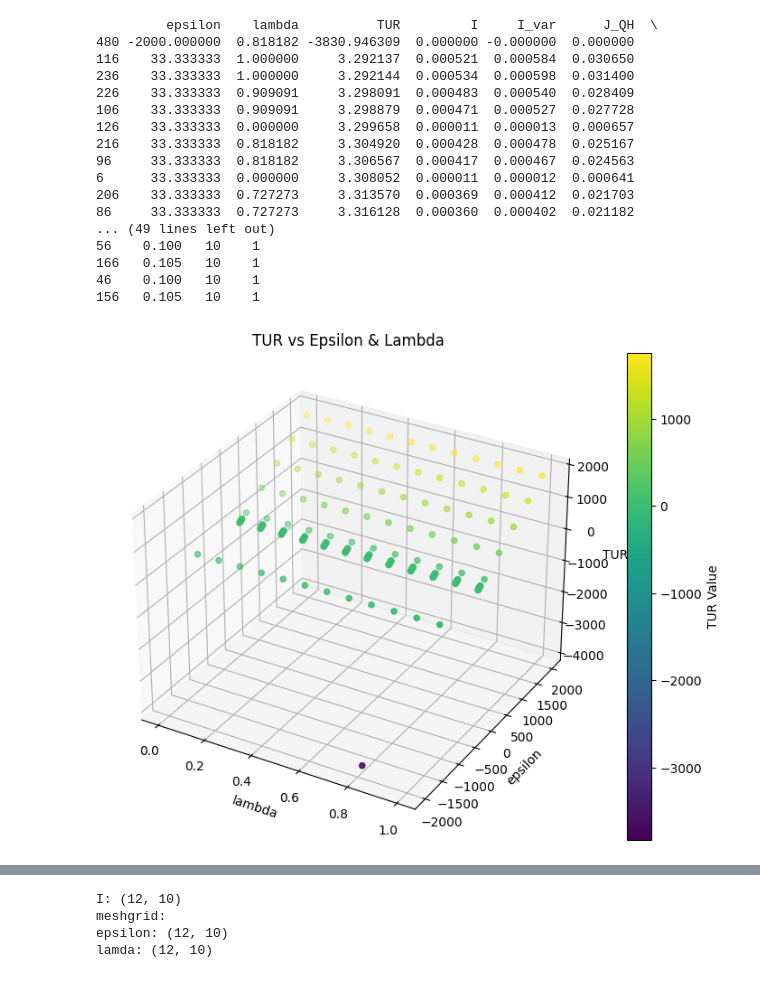
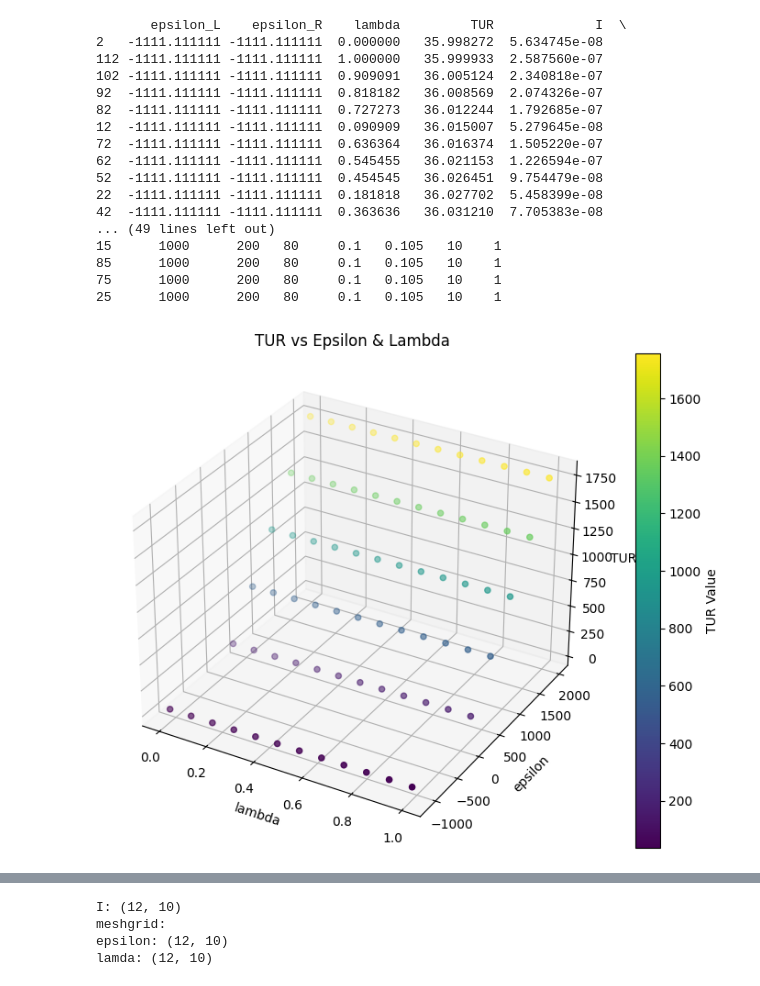
Before and after one commit to myIntSet/thermoelectrics, a Jupyter notebook: interpolation playHOUSE2.ipynb, the cells around one changed output, grey strips where cells are left out. Drawn from its saved outputs; the diff is of its cells as text; code cells hidden in the pictures.

```diff
--- a/interpolation playHOUSE2.ipynb
+++ b/interpolation playHOUSE2.ipynb
@@ -58,52 +55,52 @@ print(min_tur_rows)
 '''
 
 # Read the CSV file into a DataFrame
-df = pd.read_csv('results.csv')
+df = pd.read_csv('latest_results.csv')
 # Get the 10 lowest TUR values
 #lowest_tur_rows = df.nsmallest(20, 'TUR')
 
 #print(lowest_tur_rows)
 print(df.nsmallest(20, 'TUR'))
 # %% [output]
-         epsilon    lambda          TUR         I     I_var      J_QH  \
-480 -2000.000000  0.818182 -3830.946309  0.000000 -0.000000  0.000000
-116    33.333333  1.000000     3.292137  0.000521  0.000584  0.030650
-236    33.333333  1.000000     3.292144  0.000534  0.000598  0.031400
-226    33.333333  0.909091     3.298091  0.000483  0.000540  0.028409
-106    33.333333  0.909091     3.298879  0.000471  0.000527  0.027728
-126    33.333333  0.000000     3.299658  0.000011  0.000013  0.000657
-216    33.333333  0.818182     3.304920  0.000428  0.000478  0.025167
-96     33.333333  0.818182     3.306567  0.000417  0.000467  0.024563
-6      33.333333  0.000000     3.308052  0.000011  0.000012  0.000641
-206    33.333333  0.727273     3.313570  0.000369  0.000412  0.021703
-86     33.333333  0.727273     3.316128  0.000360  0.000402  0.021182
+       epsilon_L    epsilon_R    lambda         TUR             I  \
+2   -1111.111111 -1111.111111  0.000000   35.998272  5.634745e-08
+112 -1111.111111 -1111.111111  1.000000   35.999933  2.587560e-07
+102 -1111.111111 -1111.111111  0.909091   36.005124  2.340818e-07
+92  -1111.111111 -1111.111111  0.818182   36.008569  2.074326e-07
+82  -1111.111111 -1111.111111  0.727273   36.012244  1.792685e-07
+12  -1111.111111 -1111.111111  0.090909   36.015007  5.279645e-08
+72  -1111.111111 -1111.111111  0.636364   36.016374  1.505220e-07
+62  -1111.111111 -1111.111111  0.545455   36.021153  1.226594e-07
+52  -1111.111111 -1111.111111  0.454545   36.026451  9.754479e-08
+22  -1111.111111 -1111.111111  0.181818   36.027702  5.458399e-08
+42  -1111.111111 -1111.111111  0.363636   36.031210  7.705383e-08
 ... (49 lines left out)
-56    0.100   10    1
-166   0.105   10    1
-46    0.100   10    1
-156   0.105   10    1
+15      1000      200   80     0.1   0.105   10    1
+85      1000      200   80     0.1   0.105   10    1
+75      1000      200   80     0.1   0.105   10    1
+25      1000      200   80     0.1   0.105   10    1
 # %%
 #Plotting from dataframe
 
 # Create 3D figure
 fig = plt.figure(figsize=(10, 7))
 ax = fig.add_subplot(111, projection='3d')
 
 # Scatter plot in 3D
-sc = ax.scatter(df['lambda'], df['epsilon'], df['TUR'], c=df['TUR'], cmap='viridis')
+sc = ax.scatter(df['lambda'], df['epsilon_L'], df['TUR'], c=df['TUR'], cmap='viridis')
 
 # Labels
 ax.set_xlabel('lambda')
 ax.set_ylabel('epsilon')
 ax.set_zlabel('TUR')
 
 # Add color bar
 plt.colorbar(sc, label="TUR Value")
 
 plt.title("TUR vs Epsilon & Lambda")
 plt.show()
 # %% [output]
-[figure, old version]
+[figure, new version]
 # %%
 #mera plotting
 # Remove rows where TUR is NaN
```
Also changed, not shown: parts of 7 cells of this notebook, 5 other files.
